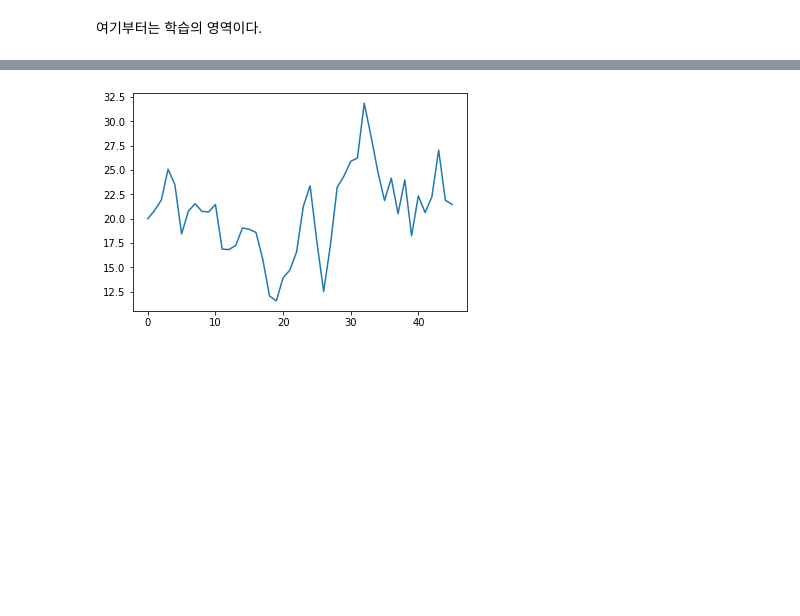
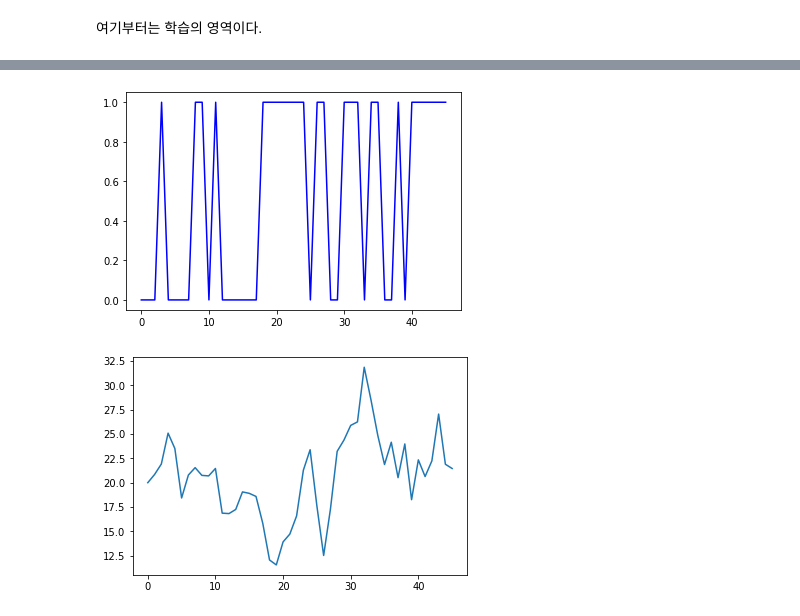
Before and after one commit to sjbaek12/sjbaek12.github.io, a Jupyter notebook: 정책학습_기반_예측.ipynb, the cells around one changed output, grey strips where cells are left out. Cells and saved outputs as stored; diff of their text form; code cells hidden in the pictures; blank space fills up the shorter version.

```diff
--- a/정책학습_기반_예측.ipynb
+++ b/정책학습_기반_예측.ipynb
@@ -388,3 +359,8 @@ plt.show()
+# %%
+plt.plot(action_history, 'b')
+plt.show()
+# %% [output]
+[figure, added]
 # %%
 # 학습을 위한 배치 데이터를 만든다.
 
```
Also changed, not shown: parts of 11 cells of this notebook.
